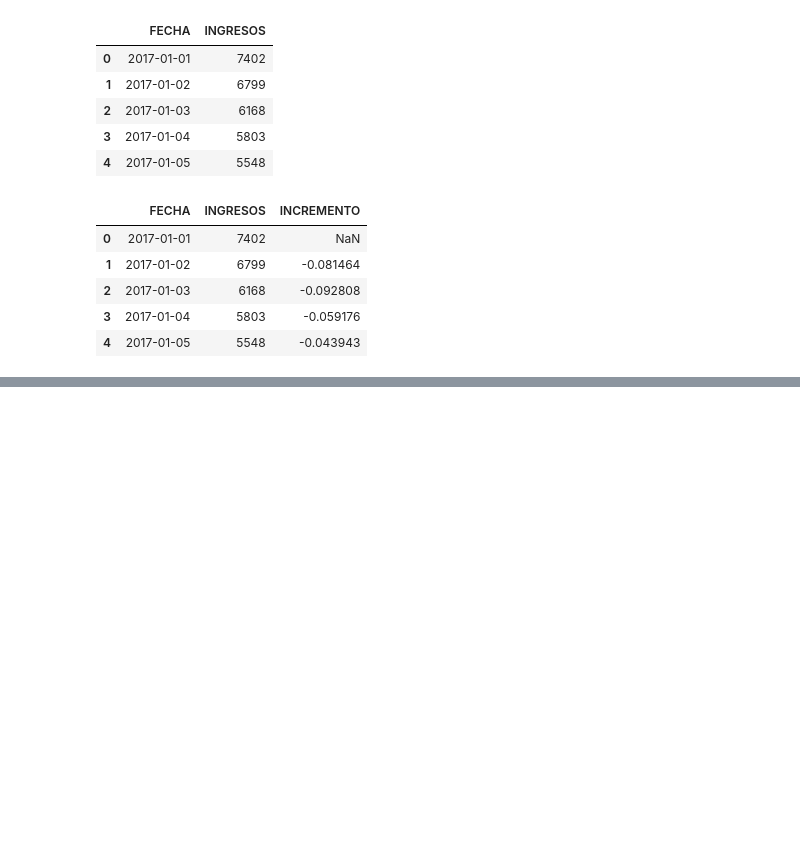
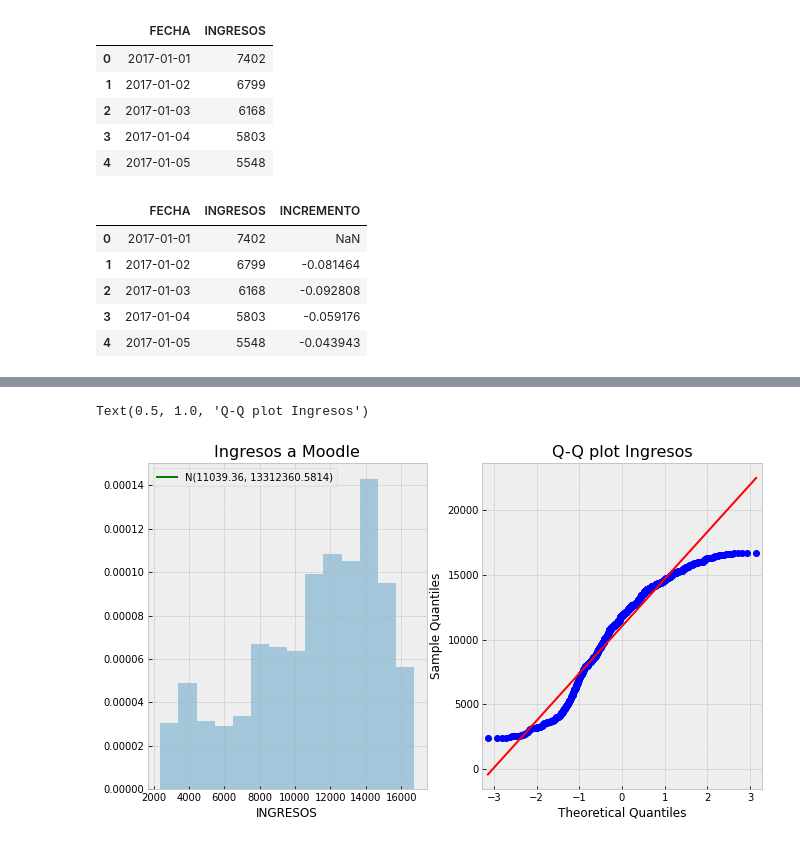
Before and after one commit to cristiandarioortegayubro/Moodle, a Jupyter notebook: ActividadesMoodle.ipynb, the cells around one changed output, grey strips where cells are left out. Cells and saved outputs as stored; diff of their text form; code cells hidden in the pictures; blank space fills up the shorter version.

```diff
--- a/ActividadesMoodle.ipynb
+++ b/ActividadesMoodle.ipynb
@@ -86,0 +150,22 @@ participacionusuario.plot('FECHA',['INCREMENTO'], kind='line', figsize=(11,6), c
+# %%
+rango = participacionusuario.INGRESOS.max() - participacionusuario.INGRESOS.min()
+media = participacionusuario.INGRESOS.mean()
+desviacion = participacionusuario.INGRESOS.std()
+# %%
+norm_pdf = scs.norm.pdf(rango, loc=media, scale=desviacion)
+# %%
+plot.style.use('bmh')
+fig, ax = plot.subplots(1, 2, figsize=(11, 6))
+
+# Histograma
+sns.distplot(participacionusuario.INGRESOS, kde=False, norm_hist=True, ax=ax[0])
+ax[0].set_title('Ingresos a Moodle', fontsize=16)
+ax[0].plot(rango, norm_pdf, 'g', lw=2, label=f'N({media:.2f}, {desviacion**2:.4f})')
+ax[0].legend(loc='upper left');
+
+# Q-Q plot
+qq = sm.qqplot(participacionusuario.INGRESOS.values, line='s', ax=ax[1])
+ax[1].set_title('Q-Q plot Ingresos', fontsize = 16)
+# %% [output]
+Text(0.5, 1.0, 'Q-Q plot Ingresos')
+[figure, added]
```
Also changed, not shown: parts of 24 cells of this notebook.
